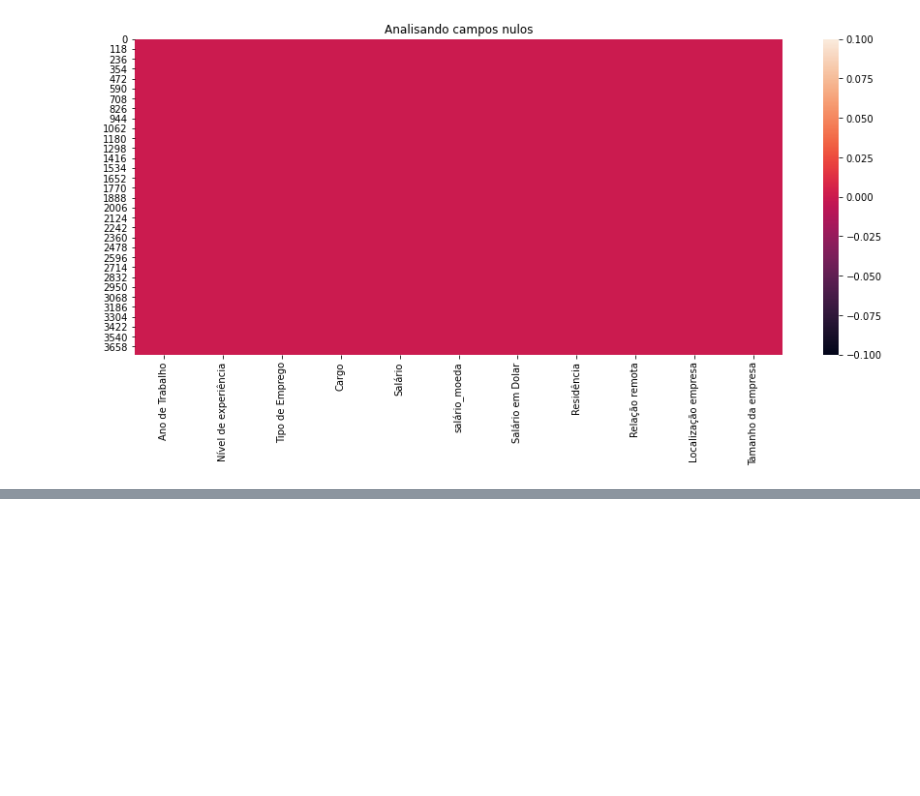
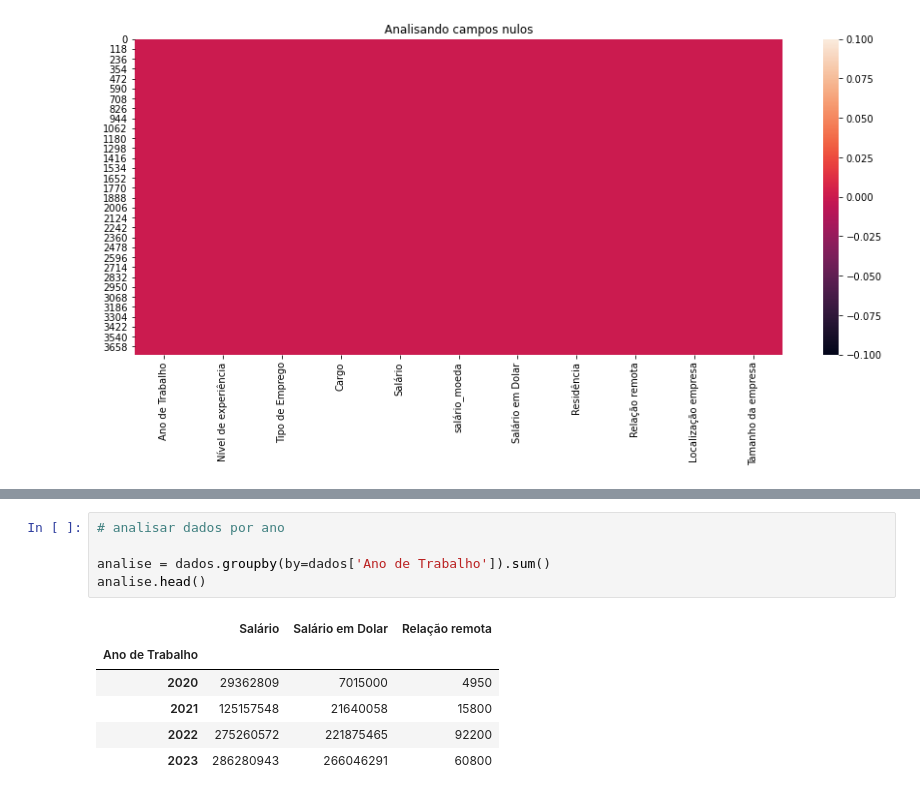
Before and after one commit to isaacuchoa/salariosDataScience, a Jupyter notebook: salaries.ipynb, the cells around one changed output, grey strips where cells are left out. Drawn from its saved outputs; the diff is of its cells as text; blank space fills up the shorter version.

```diff
--- a/salaries.ipynb
+++ b/salaries.ipynb
@@ -102,0 +133,12 @@ sns.boxplot(data=dados, x='Ano de Trabalho', y='Salário');
+# %%
+# analisar dados por ano
+
+analise = dados.groupby(by=dados['Ano de Trabalho']).sum()
+analise.head()
+# %% [output]
+|  | Salário | Salário em Dolar | Relação remota |
+| Ano de Trabalho |  |  |  |
+| 2020 | 29362809 | 7015000 | 4950 |
+| 2021 | 125157548 | 21640058 | 15800 |
+| 2022 | 275260572 | 221875465 | 92200 |
+| 2023 | 286280943 | 266046291 | 60800 |
```
Also changed, not shown: parts of 4 cells of this notebook.
